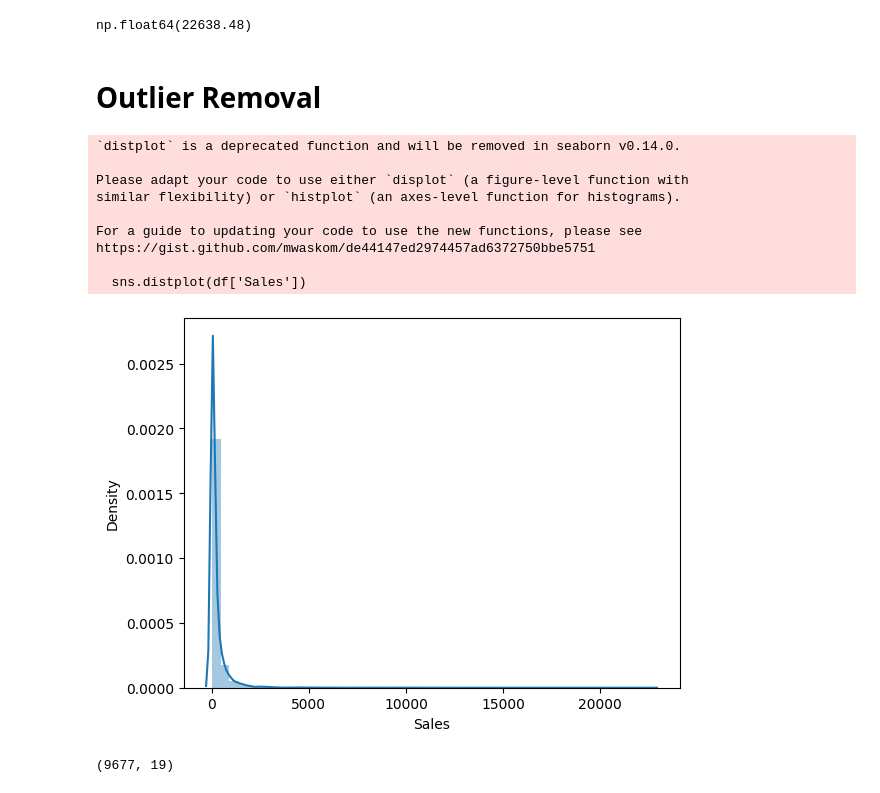
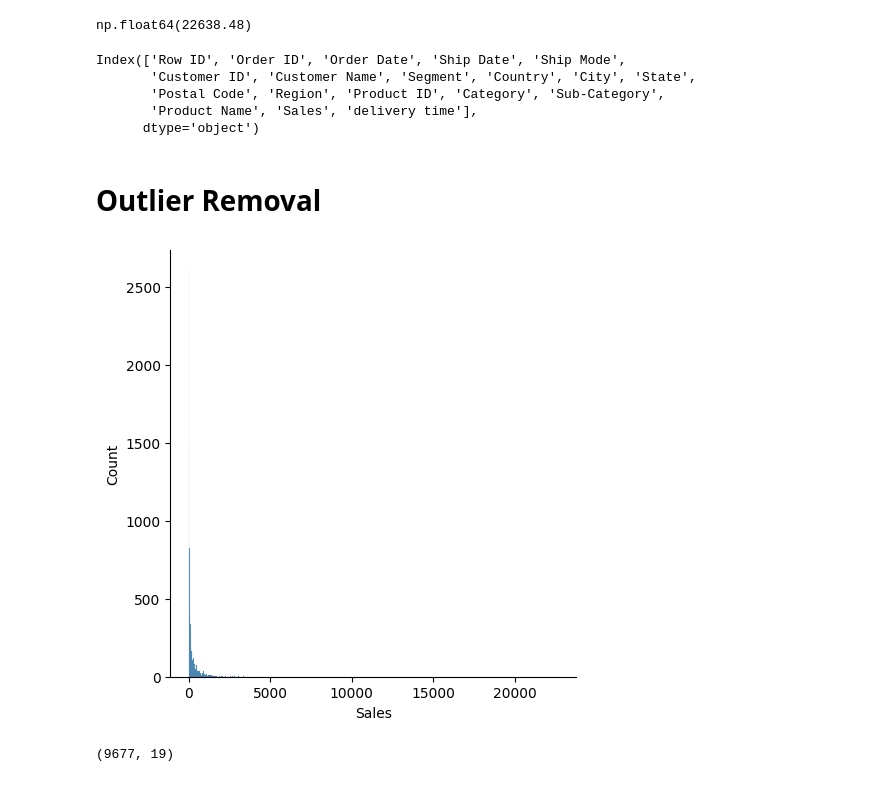
Before and after one commit to Manikanta-18/Super-Store-Sales-Forecast, a Jupyter notebook: Super_Store_Sales_forecast.ipynb, the cells around one changed output. Drawn from its saved outputs; the diff is of its cells as text; code cells hidden in the pictures.

```diff
--- a/Super_Store_Sales_forecast.ipynb
+++ b/Super_Store_Sales_forecast.ipynb
@@ -253,22 +253,21 @@ plt.show()
 df['Sales'].max()
 # %% [output]
 np.float64(22638.48)
+# %%
+df.columns
+# %% [output]
+Index(['Row ID', 'Order ID', 'Order Date', 'Ship Date', 'Ship Mode',
+       'Customer ID', 'Customer Name', 'Segment', 'Country', 'City', 'State',
+       'Postal Code', 'Region', 'Product ID', 'Category', 'Sub-Category',
+       'Product Name', 'Sales', 'delivery time'],
+      dtype='object')
 # %% [markdown]
 # Outlier Removal
 # %%
-sns.distplot(df['Sales'])
+sns.displot(df['Sales'])
 plt.show()
 # %% [output]
-`distplot` is a deprecated function and will be removed in seaborn v0.14.0.
-
-Please adapt your code to use either `displot` (a figure-level function with
-similar flexibility) or `histplot` (an axes-level function for histograms).
-
-For a guide to updating your code to use the new functions, please see
-https://gist.github.com/mwaskom/de44147ed2974457ad6372750bbe5751
-
-  sns.distplot(df['Sales'])
-[figure, old version]
+[figure, new version]
 # %%
 from scipy.stats import zscore
 df['Z_Score'] = zscore(df['Sales'])
```
Also changed, not shown: parts of 51 cells of this notebook.
